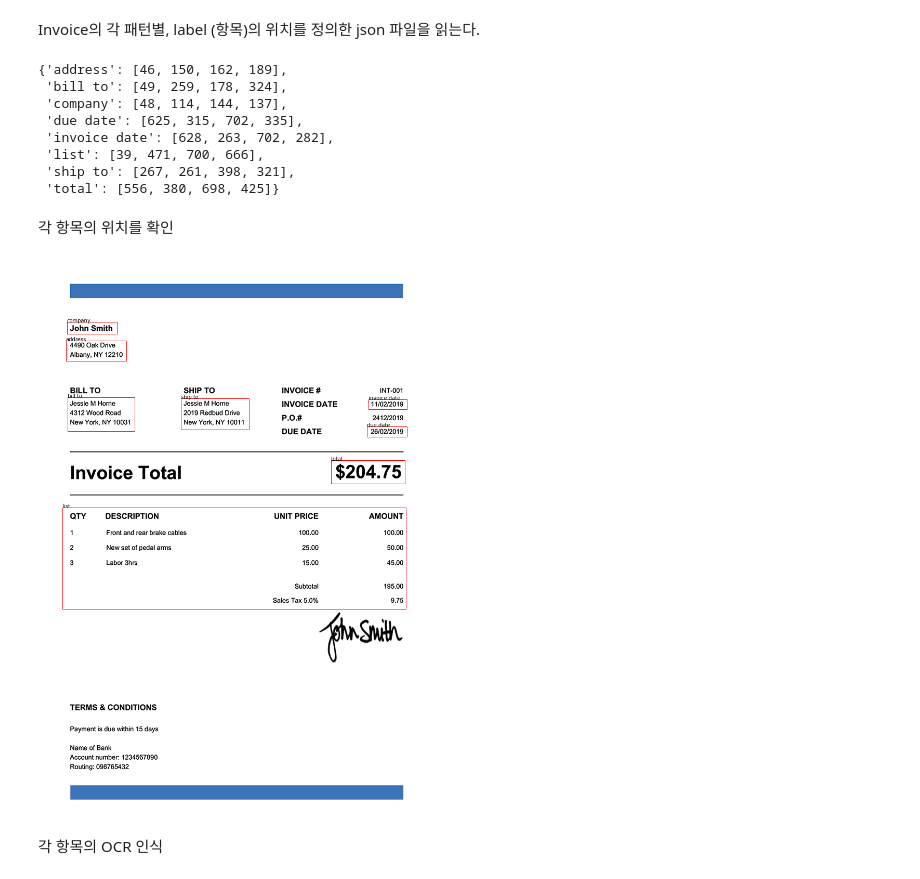
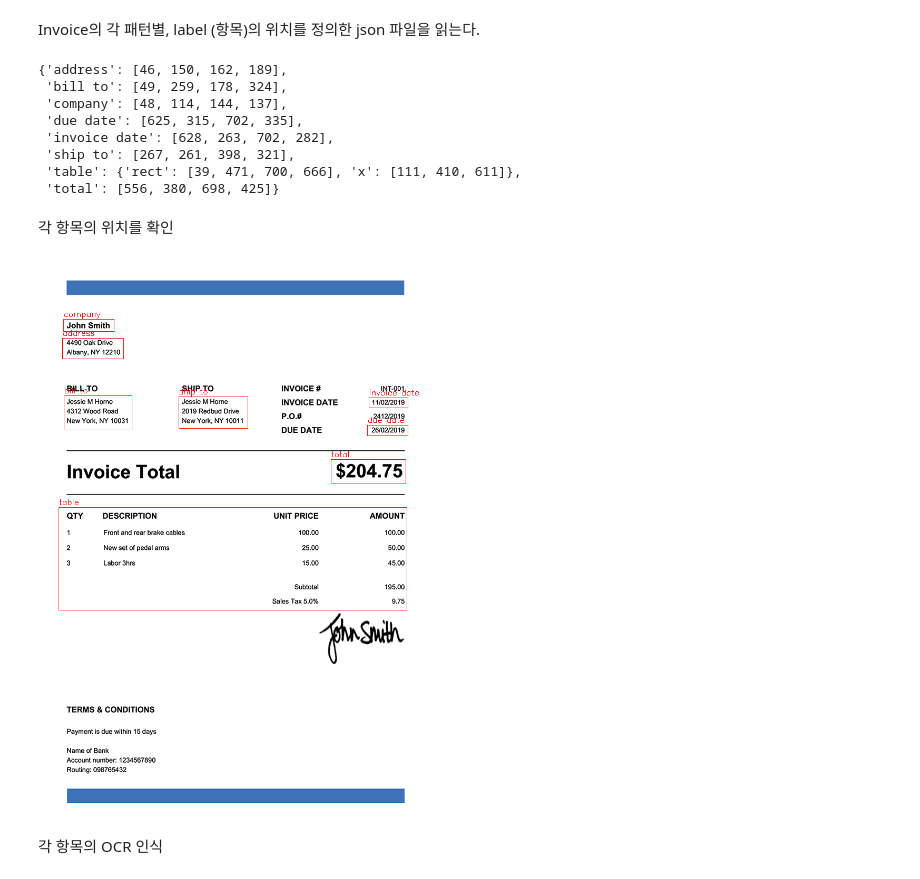
Before and after one commit to dolmani38/OCR, a Jupyter notebook: Untitled19.ipynb, the cells around one changed output. Drawn from its saved outputs; the diff is of its cells as text; code cells hidden in the pictures.

```diff
--- a/Untitled19.ipynb
+++ b/Untitled19.ipynb
@@ -84,10 +74,8 @@ for k in types:
     isT = True
     for f in features:
         r = features[f]
-        #rect = patches.Rectangle((r[0],r[1]),r[2]-r[0],r[3]-r[1],linewidth=1,edgecolor='r',facecolor='none')
         text_part=im_data[r[1]:r[3],r[0]:r[2],:]
-        mpimg.imsave("out.png", text_part)
-        result = reader.readtext("out.png",detail=False)
+        result = reader.readtext(text_part,detail=False)
         print(k,[f],result)
         if [f] == result:
             pass
@@ -105,13 +93,9 @@ invoice_type: type1
 # %% [markdown]
 Invoice의 각 패턴별, label (항목)의 위치를 정의한 json 파일을 읽는다.
 # %%
-import requests
 import json
-url = 'https://raw.githubusercontent.com/dolmani38/OCR/main/pattern.json'
-
-js = requests.get(url).text
-
-pattern = json.loads(js)
+with open('OCR/pattern.json') as f:
+  pattern = json.load(f)
 pattern_type1 = pattern[invoice_type]
 pattern_type1
 # %% [output]
@@ -120,37 +104,30 @@ pattern_type1
  'company': [48, 114, 144, 137],
  'due date': [625, 315, 702, 335],
  'invoice date': [628, 263, 702, 282],
- 'list': [39, 471, 700, 666],
  'ship to': [267, 261, 398, 321],
+ 'table': {'rect': [39, 471, 700, 666], 'x': [111, 410, 611]},
  'total': [556, 380, 698, 425]}
 # %% [markdown]
 각 항목의 위치를 확인
-# %%
-
-# Create a figure of the right size with one axes that takes up the full figure
-fig = plt.figure(figsize=figsize)
-ax = fig.add_axes([0, 0, 1, 1])
-
-# Hide spines, ticks, etc.
-ax.axis('off')
-
-# Display the image.
-ax.imshow(im_data, cmap='gray')
-for k in pattern_type1:
-    # Create a Rectangle patch
-    r = pattern_type1[k]
-    rect = patches.Rectangle((r[0],r[1]),r[2]-r[0],r[3]-r[1],linewidth=1,edgecolor='r',facecolor='none')
-    # Add the patch to the Axes
-    ax.add_patch(rect)
-    ax.text(r[0],r[1],k)
-    #text_part=im_data[r[1]:r[3],r[0]:r[2],:]
-    #mpimg.imsave("out.png", text_part)
-    #ax2.imshow(text_part)
-    #result = reader.readtext("out.png",detail=False)
-    #print(k,':',result)
-plt.show()
-# %% [output]
-[figure, removed]
+# %%
+im_data2 = im_data.copy()
+# Blue color in BGR
+color = (0, 0, 255)
+# Line thickness of 2 px
+thickness = 1
+for k in pattern_type1:
+    # Create a Rectangle patch
+    r = pattern_type1[k]
+    if k == 'table':
+        r = r['rect']
+    # Using cv2.rectangle() method
+    # Draw a rectangle with blue line borders of thickness of 2 px
+    im_data2 = cv2.rectangle(im_data2, (r[0],r[1]), (r[2],r[3]), color, thickness)
+    im_data2 = cv2.putText(im_data2,k,(r[0],r[1]-5),cv2.FONT_HERSHEY_SIMPLEX,0.5,color)
+
+cv2_imshow(im_data2)
+# %% [output]
+[figure, added]
 # %% [markdown]
 각 항목의 OCR 인식
 # %%
```
Also changed, not shown: parts of 23 cells of this notebook.
